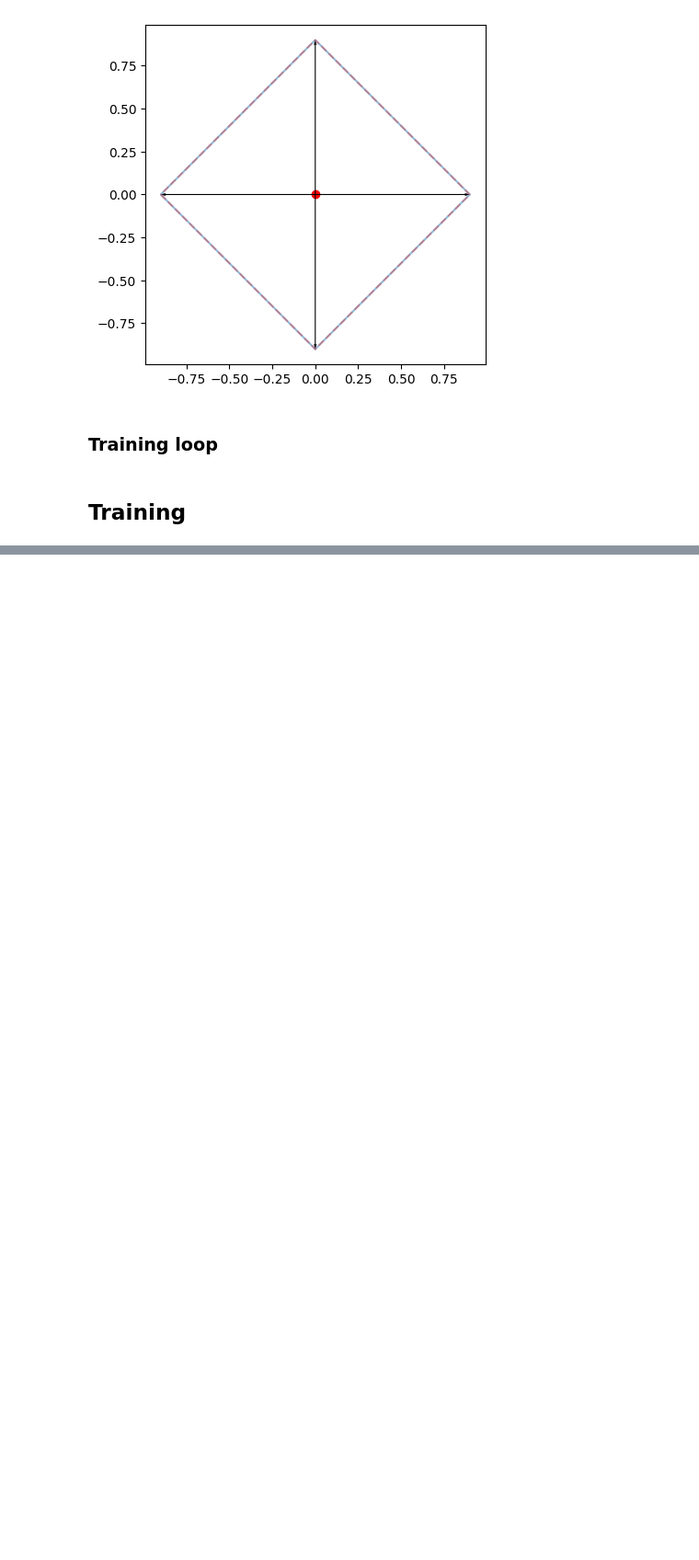
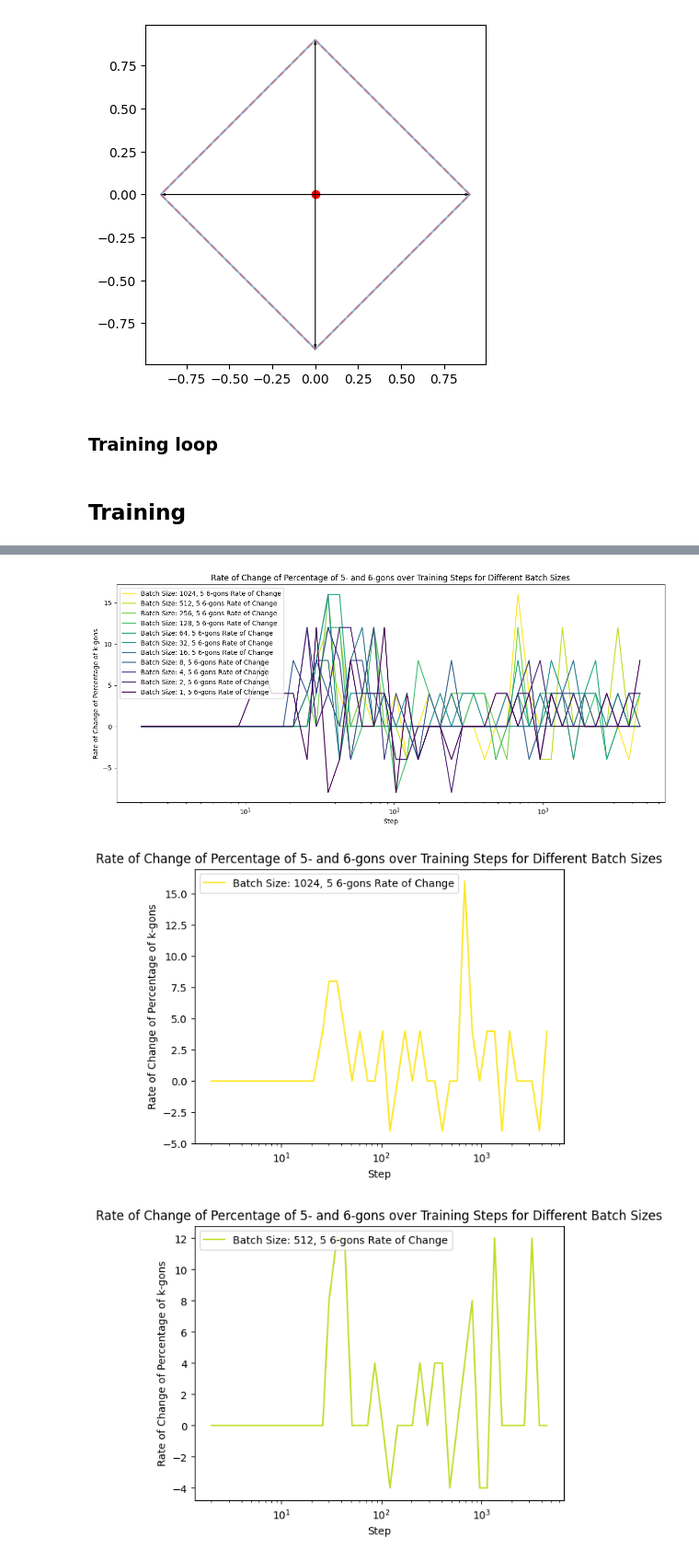
Before and after one commit to sonofhypnos/epochwise-batchsize, a Jupyter notebook: examples/toy_models_2.ipynb, the cells around one changed output, grey strips where cells are left out. Shown at 92% size. Cells and saved outputs as stored; diff of their text form; code cells hidden in the pictures; blank space fills up the shorter version.

```diff
--- a/examples/toy_models_2.ipynb
+++ b/examples/toy_models_2.ipynb
@@ -705,0 +825,80 @@ plot_percentage_of_kgons_over_time(embedding_weights, STEPS)
+# %%
+import matplotlib.pyplot as plt
+import matplotlib.colors as mcolors
+import numpy as np
+
+def plot_rate_of_change_of_kgons(batch_weights, steps, k_values=[5, 6]):
+    plt.figure(figsize=(15, 6))
+
+    batch_sizes = sorted(batch_weights.keys())
+    colors = plt.cm.viridis(np.linspace(0, 1, len(batch_sizes)))
+
+    kgon_percentages = {batch_size: {k: [] for k in k_values} for batch_size in batch_sizes}
+    kgon_rate_of_change = {batch_size: {k: [] for k in k_values} for batch_size in batch_sizes}
+
+    for batch_size, runs_weights in batch_weights.items():
+        color = colors[batch_sizes.index(batch_size)]
+
+        for step_weights in zip(*runs_weights):
+            edge_counts = count_convex_hull_edges(step_weights)
+            total_counts = sum(edge_counts.values())
+
+            for k in k_values:
+                percentage = (edge_counts.get(k, 0) / total_counts) * 100
+                kgon_percentages[batch_size][k].append(percentage)
+
+        for k in k_values:
+            kgon_rate_of_change[batch_size][k] = np.diff(kgon_percentages[batch_size][k])
+
+        rate_of_change = np.zeros(len(steps) - 1)
+        for k in k_values:
+            rate_of_change += kgon_rate_of_change[batch_size][k]
+        label = f'Batch Size: {batch_size}, {" ".join([str(k) for k in k_values])}-gons Rate of Change'
+        plt.plot(steps[1:], rate_of_change, label=label, color=color)
+
+    plt.xlabel('Step')
+    plt.ylabel('Rate of Change of Percentage of k-gons')
+    plt.xscale('log')
+    plt.title('Rate of Change of Percentage of 5- and 6-gons over Training Steps for Different Batch Sizes')
+    plt.legend()
+    plt.show()
+
+    batch_sizes = sorted(batch_weights.keys())
+    colors = plt.cm.viridis(np.linspace(0, 1, len(batch_sizes)))
+
+    kgon_percentages = {batch_size: {k: [] for k in k_values} for batch_size in batch_sizes}
+    kgon_rate_of_change = {batch_size: {k: [] for k in k_values} for batch_size in batch_sizes}
+
+    for batch_size, runs_weights in batch_weights.items():
+        color = colors[batch_sizes.index(batch_size)]
+
+        for step_weights in zip(*runs_weights):
+            edge_counts = count_convex_hull_edges(step_weights)
+            total_counts = sum(edge_counts.values())
+
+            for k in k_values:
+                percentage = (edge_counts.get(k, 0) / total_counts) * 100
+                kgon_percentages[batch_size][k].append(percentage)
+
+        for k in k_values:
+            kgon_rate_of_change[batch_size][k] = np.diff(kgon_percentages[batch_size][k])
+
+        rate_of_change = np.zeros(len(steps) - 1)
+        for k in k_values:
+            rate_of_change += kgon_rate_of_change[batch_size][k]
+        label = f'Batch Size: {batch_size}, {" ".join([str(k) for k in k_values])}-gons Rate of Change'
+        plt.plot(steps[1:], rate_of_change, label=label, color=color)
+
+        plt.xlabel('Step')
+        plt.ylabel('Rate of Change of Percentage of k-gons')
+        plt.xscale('log')
+        plt.title('Rate of Change of Percentage of 5- and 6-gons over Training Steps for Different Batch Sizes')
+        plt.legend()
+        plt.show()
+
+# Assuming 'batch_weights' is your dictionary of weights, 'STEPS' is your list of timesteps
+plot_rate_of_change_of_kgons(embedding_weights, STEPS)
+# %% [output]
+[figure, added]
+[figure, added]
+[figure, added]
```
Also changed, not shown: parts of 18 cells of this notebook.
